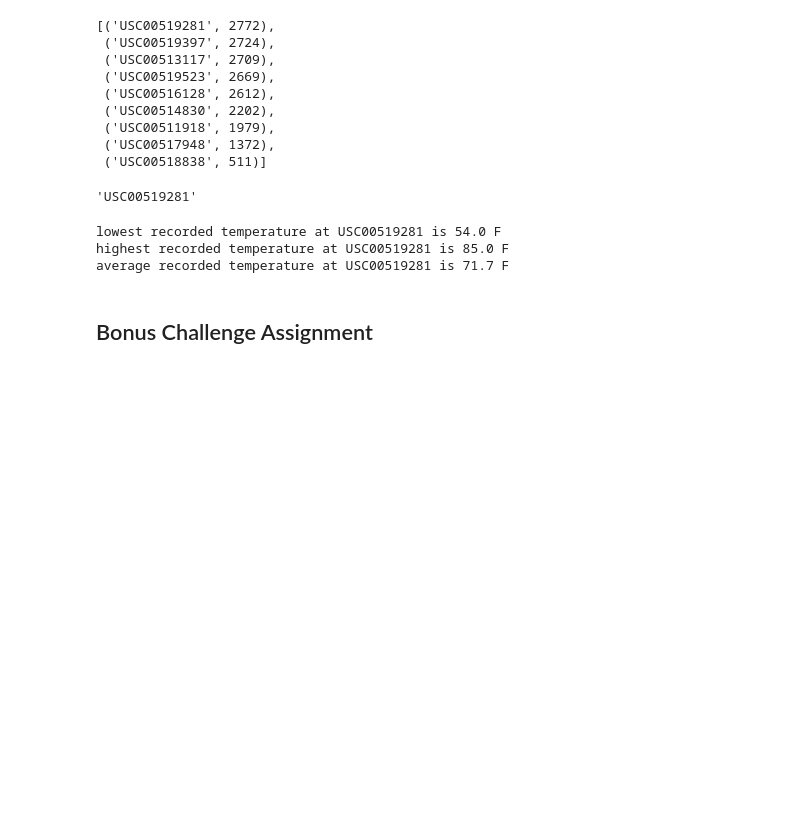
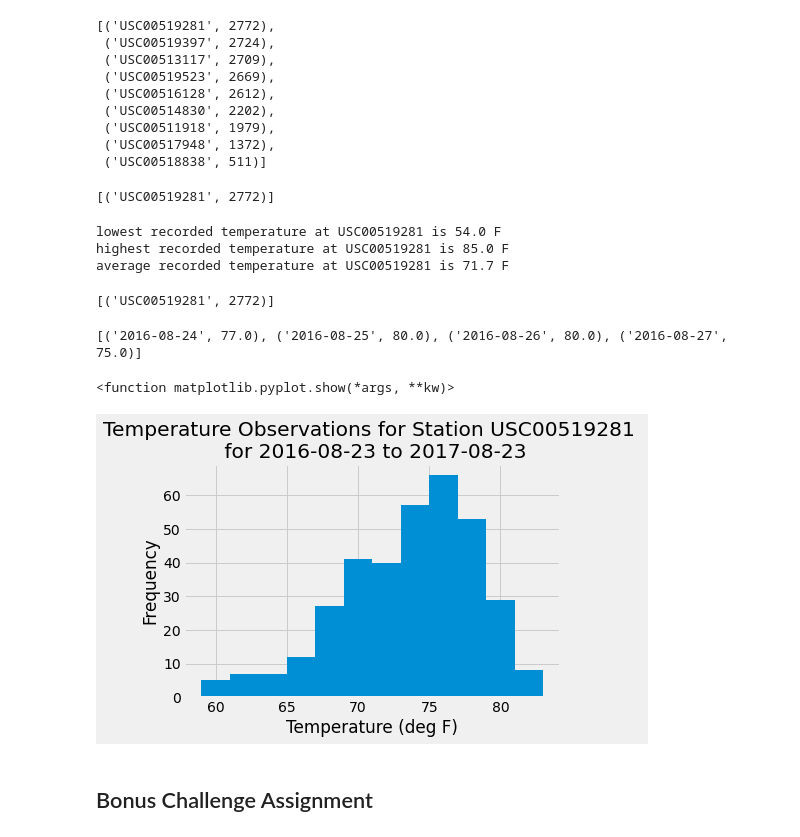
Before and after one commit to KatherineH-cls/sqlalchemy-challenge, a Jupyter notebook: climate_kh.ipynb, the cells around one changed output. Drawn from its saved outputs; the diff is of its cells as text; code cells hidden in the pictures; blank space fills up the shorter version.

Commit message:
finished station analysis and did temp analysis I & II

```diff
--- a/climate_kh.ipynb
+++ b/climate_kh.ipynb
@@ -78,8 +78,8 @@ Base.classes.keys()
 ['measurement', 'station']
 # %%
 # Save references to each table
-measurement = Base.classes.measurement
-station = Base.classes.station
+Measurement = Base.classes.measurement
+Station = Base.classes.station
 # %%
 # Create our session (link) from Python to the DB
 session = Session(engine)
@@ -89,6 +89,19 @@ session = Session(engine)
 # Design a query to retrieve the last 12 months of precipitation data and plot the results
 # %%
 # Calculate the date 1 year ago from the last data point in the database
-latest_date = session.query(func.max(measurement.date)).one()
+
+# determine date of last data point
+latest_date = session.query(func.max(Measurement.date)).one()
 latest_date
+
+# convert string to a date
+latest_date_as_date = pd.to_datetime(latest_date)
+
+# subtract a year
+a_year_prior = latest_date_as_date - dt.timedelta(days = 365)
+a_year_prior
+
+# convert back to a string
+a_year_earlier = a_year_prior.strftime('%Y-%m-%d')
+a_year_earlier
 # %% [output]
@@ -179,12 +192,12 @@ active_stations
  ('USC00518838', 511)]
 # %%
 # most active station
-most_active_station = session.query(measurement.station, func.count(measurement.station)).\
-    group_by(measurement.station).\
-        order_by(desc(func.count(measurement.station))).limit(1).all()
+most_active_station = session.query(Measurement.station, func.count(Measurement.station)).\
+    group_by(Measurement.station).\
+        order_by(desc(func.count(Measurement.station))).limit(1).all()
 most_active_station
 # %% [output]
-'USC00519281'
+[('USC00519281', 2772)]
 # %%
 # Using the station id from the previous query, calculate the lowest temperature recorded,
 # highest temperature recorded, and average temperature of the most active station?
@@ -209,2 +219,31 @@ average recorded temperature at USC00519281 is 71.7 F
+# %%
+# Choose the station with the highest number of temperature observations.
+
+station_max_temp_obs = session.query(Measurement.station, func.count(Measurement.tobs)).\
+    group_by(Measurement.station).\
+        order_by(desc(func.count(Measurement.tobs))).limit(1).all()
+station_max_temp_obs
+# %% [output]
+[('USC00519281', 2772)]
+# %%
+# Query the last 12 months of temperature observation data for this station and plot the results as a histogram
+temp_data = session.query(Measurement.date, Measurement.tobs).\
+    filter(Measurement.station == 'USC00519281').\
+    filter(Measurement.date>=a_year_earlier[0]).all()
+print(temp_data[1:5])
+
+# This shows that temperature is the [1] element for each entry in the tuple temp_data
+# extract all the temperatures as a list
+temps = [obs[1] for obs in temp_data]
+
+plt.hist(temps, bins = 12)
+plt.xlabel("Temperature (deg F)")
+plt.ylabel("Frequency")
+plt.title(f"Temperature Observations for Station {station_max_temp_obs[0][0]} \n for 2016-08-23 to 2017-08-23")
+plt.show
+# %% [output]
+[('2016-08-24', 77.0), ('2016-08-25', 80.0), ('2016-08-26', 80.0), ('2016-08-27', 75.0)]
+<function matplotlib.pyplot.show(*args, **kw)>
+[figure, added]
 # %% [markdown]
 ## Bonus Challenge Assignment
```
Also changed, not shown: parts of 16 cells of this notebook.
